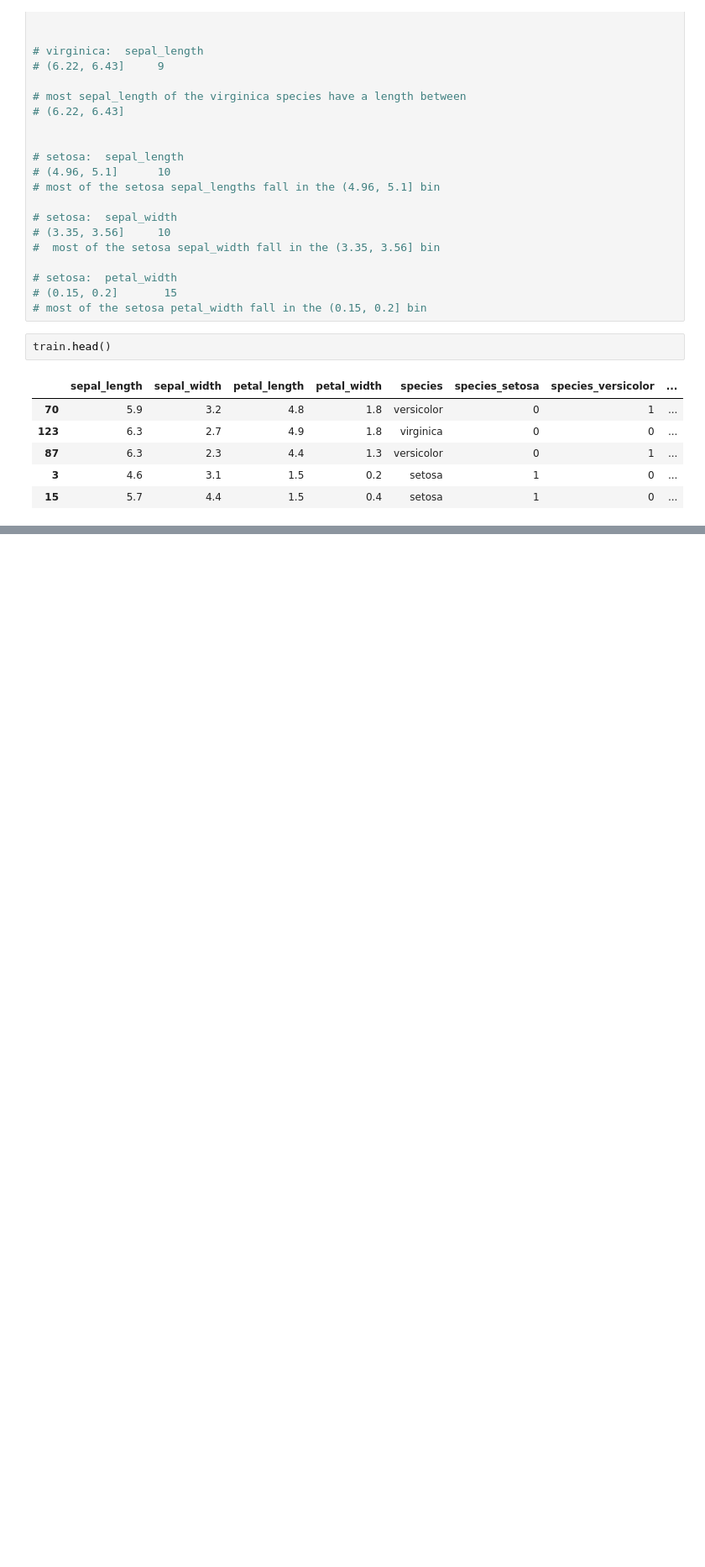
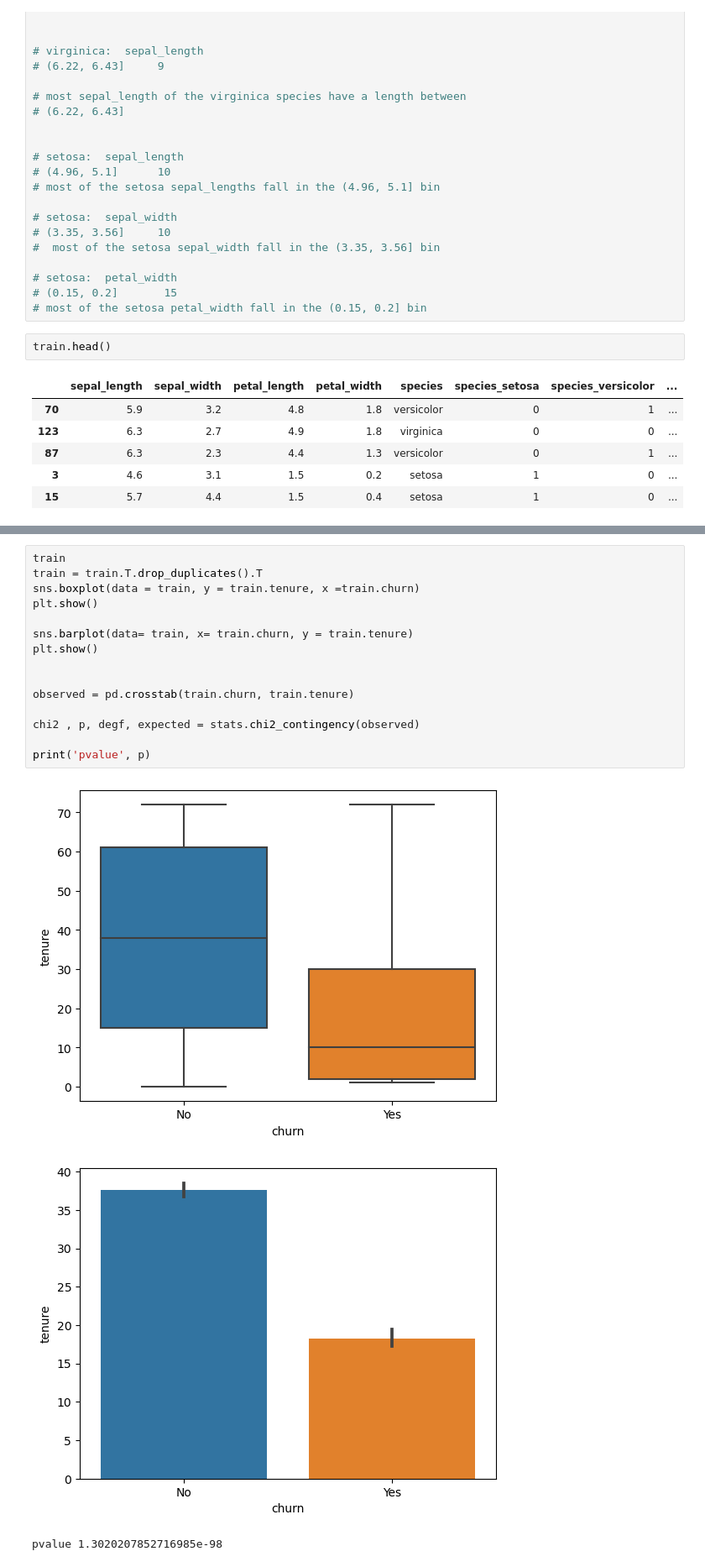
Before and after one commit to Divante222/classification_exercises, a Jupyter notebook: classification_exercises.ipynb, the cells around one changed output, grey strips where cells are left out. Shown: that part at 84% size. Drawn from its saved outputs; the diff is of its cells as text; blank space fills up the shorter version.

```diff
--- a/classification_exercises.ipynb
+++ b/classification_exercises.ipynb
@@ -607,0 +844,19 @@ for i in range(len(data.columns)-1):
+# %%
+train
+train = train.T.drop_duplicates().T
+sns.boxplot(data = train, y = train.tenure, x =train.churn)
+plt.show()
+
+sns.barplot(data= train, x= train.churn, y = train.tenure)
+plt.show()
+
+
+observed = pd.crosstab(train.churn, train.tenure)
+
+chi2 , p, degf, expected = stats.chi2_contingency(observed)
+
+print('pvalue', p)
+# %% [output]
+[figure, added]
+[figure, added]
+pvalue 1.3020207852716985e-98
```
Also changed, not shown: parts of 27 cells of this notebook, 2 other files.
